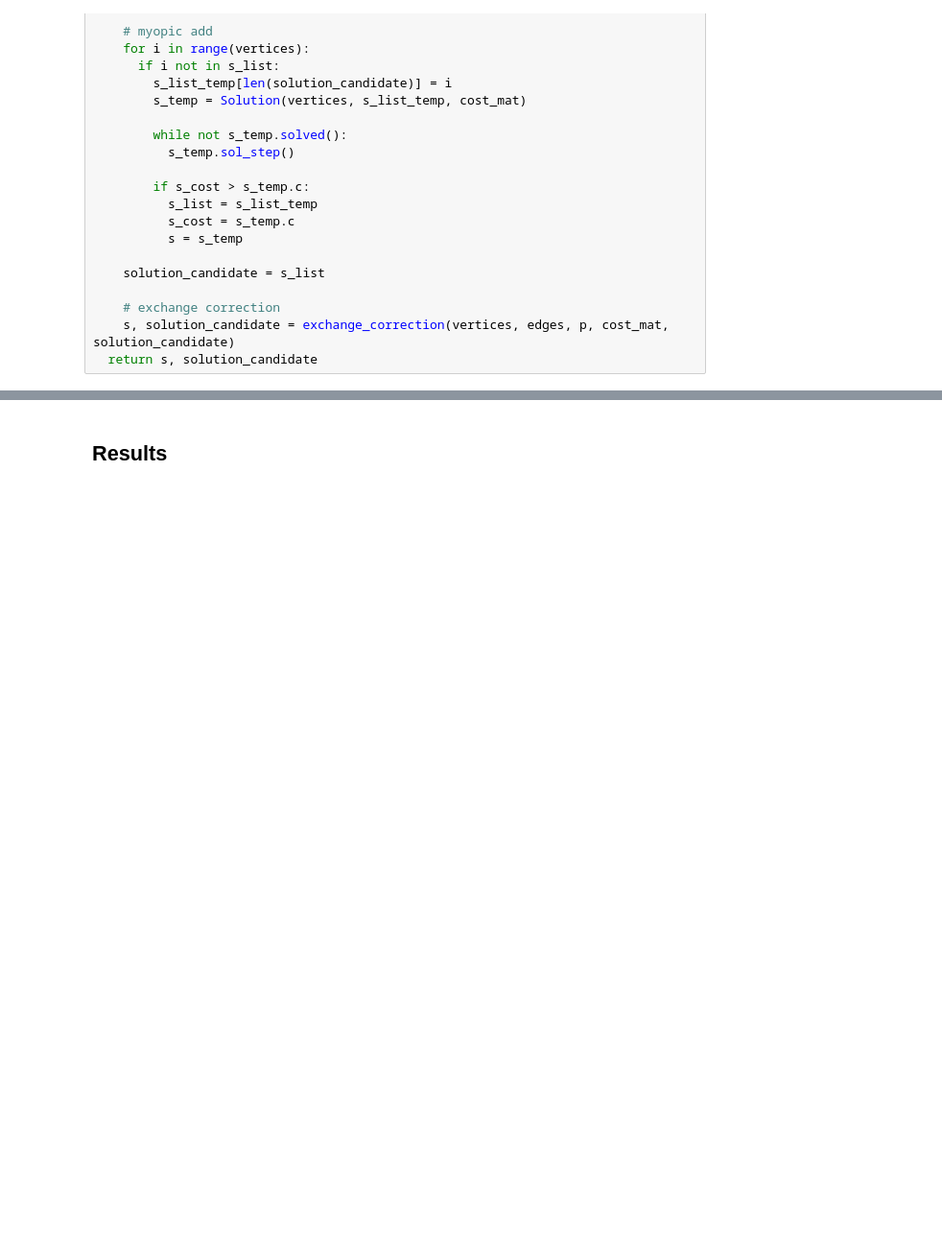
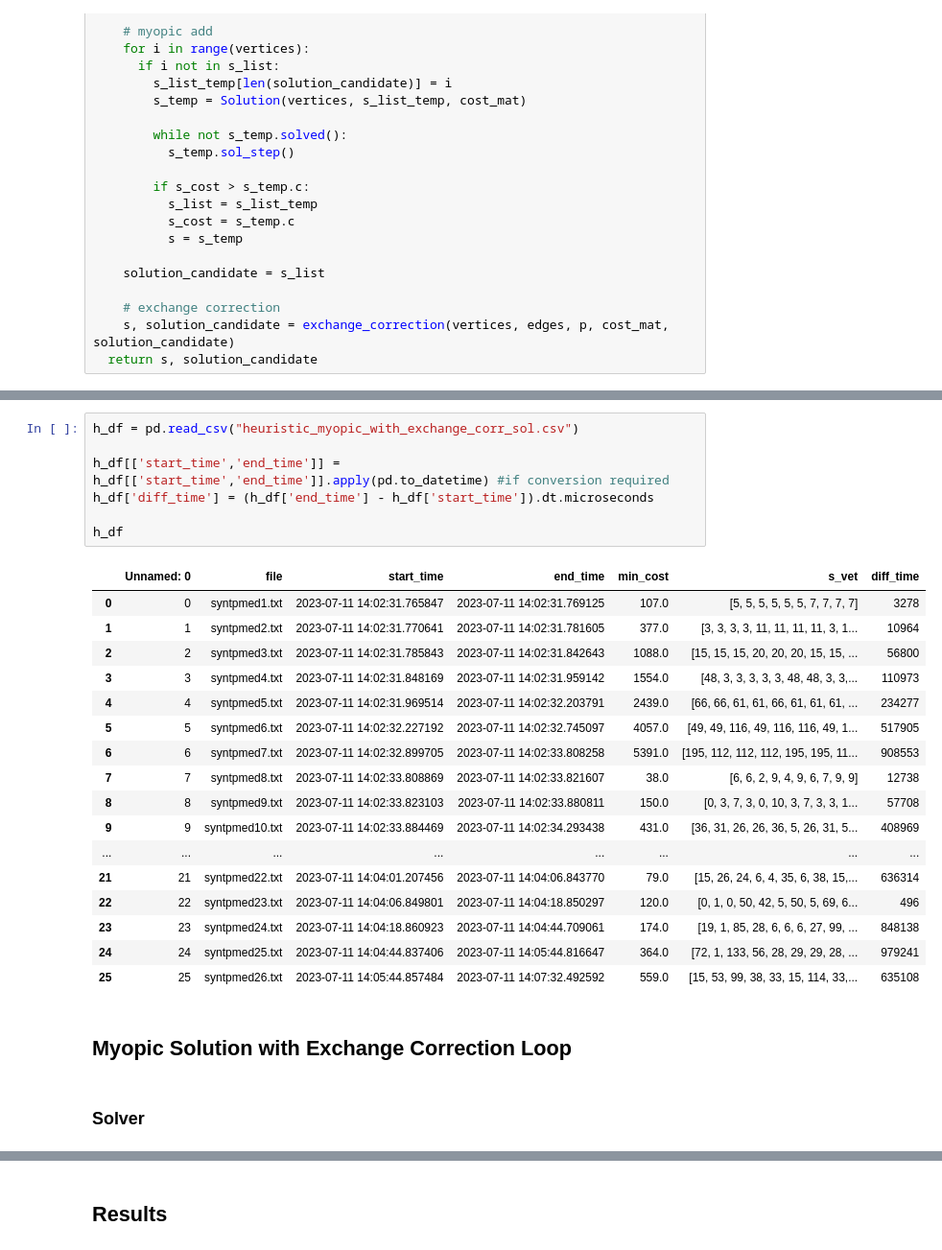
Before and after one commit to JuniorDurand/P-Median-Problem, a Jupyter notebook: P_medianas.ipynb, the cells around one changed output, grey strips where cells are left out. Shown at 96% size. Cells and saved outputs as stored; diff of their text form; blank space fills up the shorter version.

```diff
--- a/P_medianas.ipynb
+++ b/P_medianas.ipynb
@@ -798,0 +1104,29 @@ h_df.to_csv("heuristic_myopic_with_exchange_corr_sol.csv")
+# %%
+h_df = pd.read_csv("heuristic_myopic_with_exchange_corr_sol.csv")
+
+h_df[['start_time','end_time']] = h_df[['start_time','end_time']].apply(pd.to_datetime) #if conversion required
+h_df['diff_time'] = (h_df['end_time'] - h_df['start_time']).dt.microseconds
+
+h_df
+# %% [output]
+|  | Unnamed: 0 | file | start_time | end_time | min_cost | s_vet | diff_time |
+| 0 | 0 | syntpmed1.txt | 2023-07-11 14:02:31.765847 | 2023-07-11 14:02:31.769125 | 107.0 | [5, 5, 5, 5, 5, 5, 7, 7, 7, 7] | 3278 |
+| 1 | 1 | syntpmed2.txt | 2023-07-11 14:02:31.770641 | 2023-07-11 14:02:31.781605 | 377.0 | [3, 3, 3, 3, 11, 11, 11, 11, 3, 1... | 10964 |
+| 2 | 2 | syntpmed3.txt | 2023-07-11 14:02:31.785843 | 2023-07-11 14:02:31.842643 | 1088.0 | [15, 15, 15, 20, 20, 20, 15, 15, ... | 56800 |
+| 3 | 3 | syntpmed4.txt | 2023-07-11 14:02:31.848169 | 2023-07-11 14:02:31.959142 | 1554.0 | [48, 3, 3, 3, 3, 3, 48, 48, 3, 3,... | 110973 |
+| 4 | 4 | syntpmed5.txt | 2023-07-11 14:02:31.969514 | 2023-07-11 14:02:32.203791 | 2439.0 | [66, 66, 61, 61, 66, 61, 61, 61, ... | 234277 |
+| 5 | 5 | syntpmed6.txt | 2023-07-11 14:02:32.227192 | 2023-07-11 14:02:32.745097 | 4057.0 | [49, 49, 116, 49, 116, 116, 49, 1... | 517905 |
+| 6 | 6 | syntpmed7.txt | 2023-07-11 14:02:32.899705 | 2023-07-11 14:02:33.808258 | 5391.0 | [195, 112, 112, 112, 195, 195, 11... | 908553 |
+| 7 | 7 | syntpmed8.txt | 2023-07-11 14:02:33.808869 | 2023-07-11 14:02:33.821607 | 38.0 | [6, 6, 2, 9, 4, 9, 6, 7, 9, 9] | 12738 |
+| 8 | 8 | syntpmed9.txt | 2023-07-11 14:02:33.823103 | 2023-07-11 14:02:33.880811 | 150.0 | [0, 3, 7, 3, 0, 10, 3, 7, 3, 3, 1... | 57708 |
+| 9 | 9 | syntpmed10.txt | 2023-07-11 14:02:33.884469 | 2023-07-11 14:02:34.293438 | 431.0 | [36, 31, 26, 26, 36, 5, 26, 31, 5... | 408969 |
+| ... | ... | ... | ... | ... | ... | ... | ... |
+| 21 | 21 | syntpmed22.txt | 2023-07-11 14:04:01.207456 | 2023-07-11 14:04:06.843770 | 79.0 | [15, 26, 24, 6, 4, 35, 6, 38, 15,... | 636314 |
+| 22 | 22 | syntpmed23.txt | 2023-07-11 14:04:06.849801 | 2023-07-11 14:04:18.850297 | 120.0 | [0, 1, 0, 50, 42, 5, 50, 5, 69, 6... | 496 |
+| 23 | 23 | syntpmed24.txt | 2023-07-11 14:04:18.860923 | 2023-07-11 14:04:44.709061 | 174.0 | [19, 1, 85, 28, 6, 6, 6, 27, 99, ... | 848138 |
+| 24 | 24 | syntpmed25.txt | 2023-07-11 14:04:44.837406 | 2023-07-11 14:05:44.816647 | 364.0 | [72, 1, 133, 56, 28, 29, 29, 28, ... | 979241 |
+| 25 | 25 | syntpmed26.txt | 2023-07-11 14:05:44.857484 | 2023-07-11 14:07:32.492592 | 559.0 | [15, 53, 99, 38, 33, 15, 114, 33,... | 635108 |
+# %% [markdown]
+## Myopic Solution with Exchange Correction Loop
+# %% [markdown]
+### Solver
```
Also changed, not shown: parts of 35 cells of this notebook.
